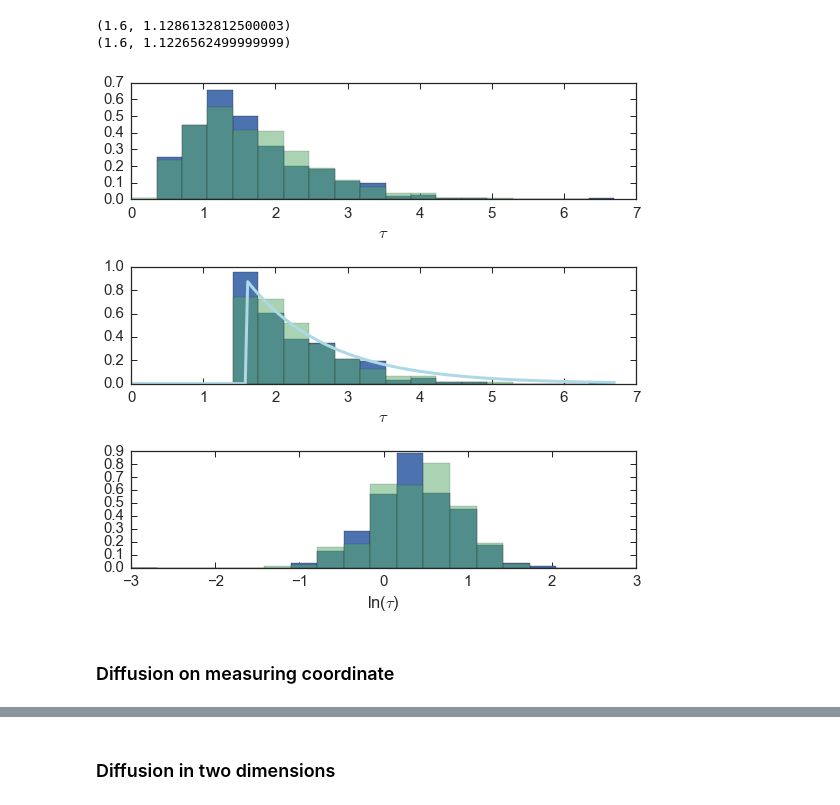
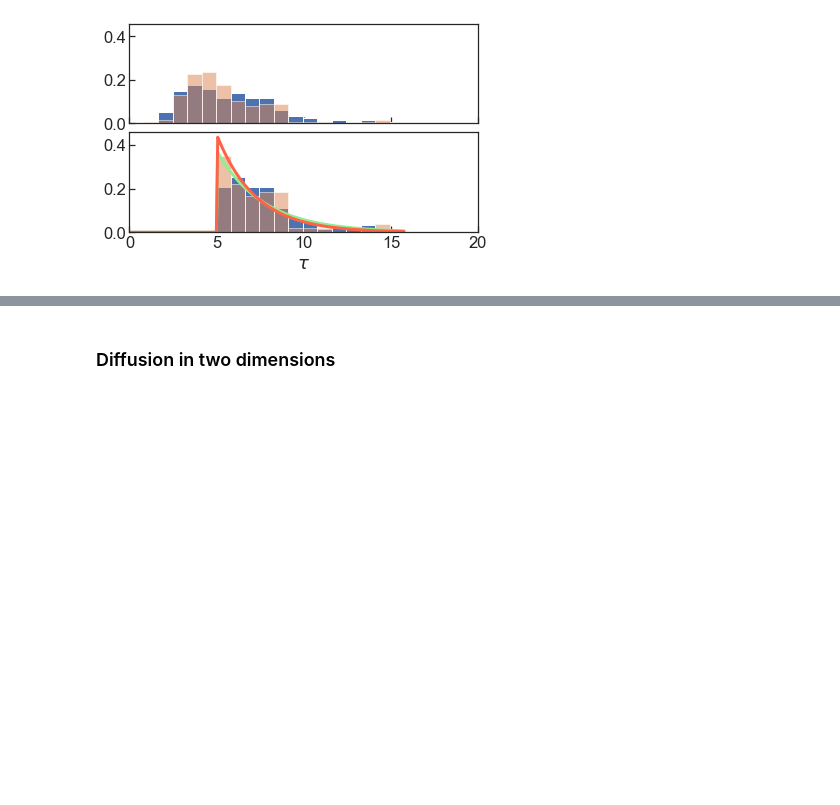
Before and after one commit to daviddesancho/smFSmodels, a Jupyter notebook: notebooks/cossio_brownian_cython.ipynb, the cells around one changed output, grey strips where cells are left out. Saved outputs shown, nothing was run; the diff lists cells and outputs as text; code cells hidden in the pictures; blank space fills up the shorter version.

```diff
--- a/notebooks/cossio_brownian_cython.ipynb
+++ b/notebooks/cossio_brownian_cython.ipynb
@@ -186,4 +162,18 @@ plt.tight_layout()
 # %%
-data = np.array(zip(t,xk))
+data = np.column_stack((t, xk, qk))
 tau_f, tau_u, data_f, data_u, tp_f, tp_u, recrossings = \
-    kinetics.lifetimes(data, f_bound=-2, u_bound=2)
+    kinetics.lifetimes(data, f_bound=-4, u_bound=4)
+# %%
+fig, ax = plt.subplots(figsize=(14,3))
+#ax.plot(t, xk, '.', ms=0.1)
+#ax.plot(t, smooth(xk, 1000), linewidth=0.5)
+#ax.set_ylim(-10,10)
+ax.plot(t, xk, lw=0.2)
+for x in data_f:
+    ax.plot(x[:,0], x[:,1], color='tab:orange', lw=0.1)
+for x in data_u:
+    ax.plot(x[:,0], x[:,1], color='tab:green', lw=0.1)
+#ax.set_yticks([-5.,0,5.])
+ax.set_xlim(0,10000)
+ax.set_xlabel('time', fontsize=20)
+ax.set_ylabel('x', fontsize=20)
@@ -195,53 +188,41 @@ for td in tp_u:
 for td in tp_f:
     tpt_f.append(td[:,0][-1] - td[:,0][0])
 # %%
-fig, ax = plt.subplots(3,1, figsize=(8,8))
+from scipy.stats import expon
+# All tps
+fig, ax = plt.subplots(2,1, sharex=True, sharey=True)
 histogram, bin_edges, patches = \
         ax[0].hist(tpt_f, \
                    bins=np.linspace(0,np.max(tpt_f),20), \
-                   normed=True, cumulative=False)
+                   density=True, cumulative=False)
 histogram, bin_edges, patches = \
         ax[0].hist(tpt_u, \
                    bins=np.linspace(0,np.max(tpt_f),20), \
-                   normed=True, cumulative=False, alpha=0.5)
+                   density=True, cumulative=False, alpha=0.5)
+
+# Fitting exponential tail
+histogram, bin_edges, patches = \
+        ax[1].hist([x for x in tpt_f if x > 5], \
+                   bins=np.linspace(0,np.max(tpt_f),20), \
+                   density=True, cumulative=False)
+param = expon.fit([x for x in tpt_f if x > 5] , floc=5)
+x = np.linspace(0,np.max(tpt_f),200)
+ax[1].plot(x, expon.pdf(x, loc=param[0], scale=param[1]), color='lightgreen', lw=3)
 
 histogram, bin_edges, patches = \
-        ax[1].hist([x for x in tpt_f if x>1.5], \
+        ax[1].hist([x for x in tpt_u if x>5], \
                    bins=np.linspace(0,np.max(tpt_f),20), \
-                   normed=True, cumulative=False)
-param = expon.fit([x for x in tpt_f if x > 2] , floc=1.6)
-print param
-x = np.linspace(0,np.max(tpt_f),200)
-ax[1].plot(x, expon.pdf(x, loc=param[0], scale=param[1]), color='lightblue', lw=3)
-histogram, bin_edges, patches = \
-        ax[1].hist([x for x in tpt_u if x>1.5], \
-                   bins=np.linspace(0,np.max(tpt_f),20), \
-                   normed=True, cumulative=False, alpha=0.5)
-param = expon.fit([x for x in tpt_u if x > 2] , floc=1.6)
-print param
-ax[1].plot(x, expon.pdf(x, loc=param[0], scale=param[1]), color='lightgreen', lw=3)
+                   density=True, cumulative=False, alpha=0.5)
+param = expon.fit([x for x in tpt_u if x > 5] , floc=5)
+ax[1].plot(x, expon.pdf(x, loc=param[0], scale=param[1]), color='tomato', lw=3)
 
-#ax[0].set_yticks([0, 0.0004, 0.0008])
-
-histogram, bin_edges, patches = \
-        ax[2].hist(np.log(tpt_f), \
-                   bins=np.linspace(-3,3,20), normed=True)
-histogram, bin_edges, patches = \
-        ax[2].hist(np.log(tpt_u), \
-                   bins=np.linspace(-3,3,20), normed=True, alpha=0.5)
-ax[0].set_xlabel(r'$\tau$')
 ax[1].set_xlabel(r'$\tau$')
-ax[2].set_xlabel(r'ln($\tau$)')
 #lx = np.linspace(0,np.log(np.max(lifetimes)),2000)
 #pdf = 1/param[1]*np.exp(lx)*np.exp(-1/param[1]*(np.exp(lx)))
 #ax[1].plot(lx, pdf, color='lightblue', lw=3)
-#x[1].set_xlim(2,12)
+ax[1].set_xlim(0,20)
 #ax[1].set_ylim(0,0.4)
 #ax[1].set_yticks([0,0.2,0.4])
-plt.tight_layout()
+plt.tight_layout(h_pad=0)
 # %% [output]
-(1.6, 1.1286132812500003)
-(1.6, 1.1226562499999999)
-[figure, old version]
+[figure, new version]
-# %% [markdown]
-### Diffusion on measuring coordinate
```
Also changed, not shown: parts of 31 cells of this notebook, 5 other files.
